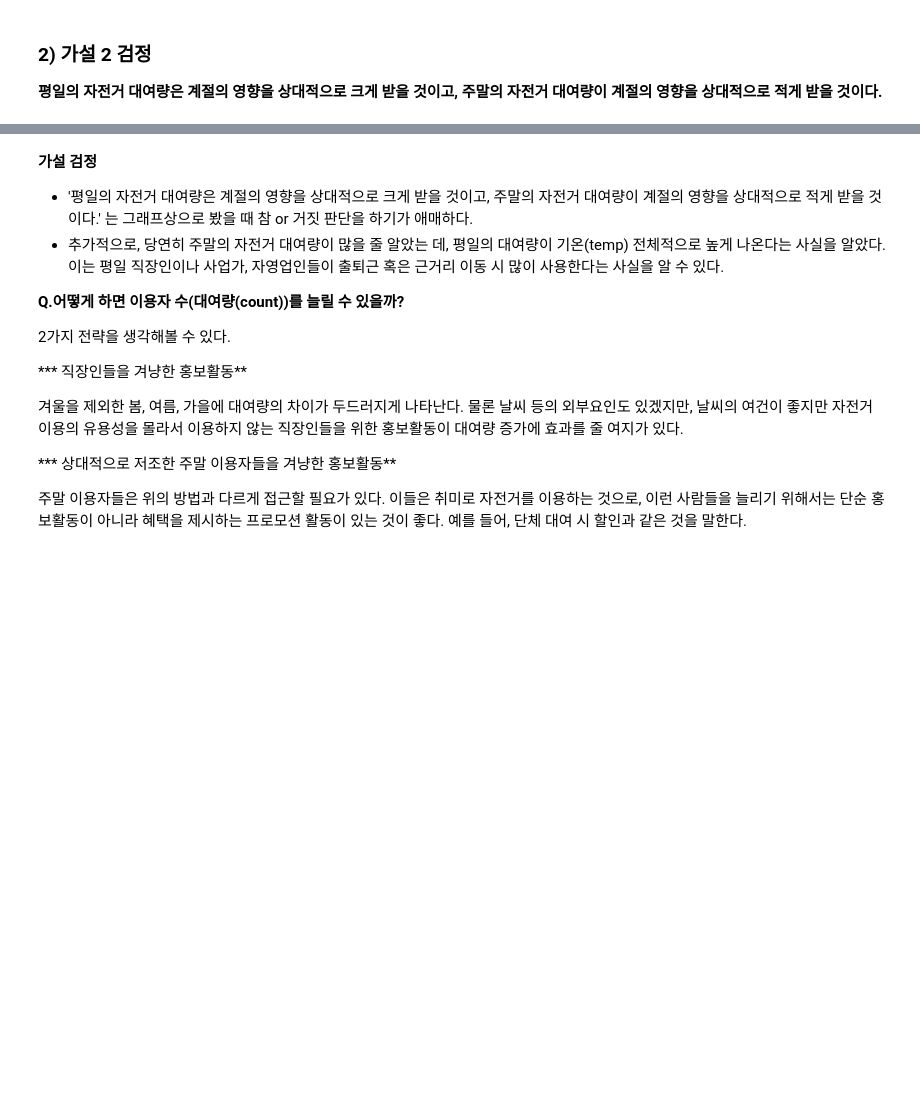
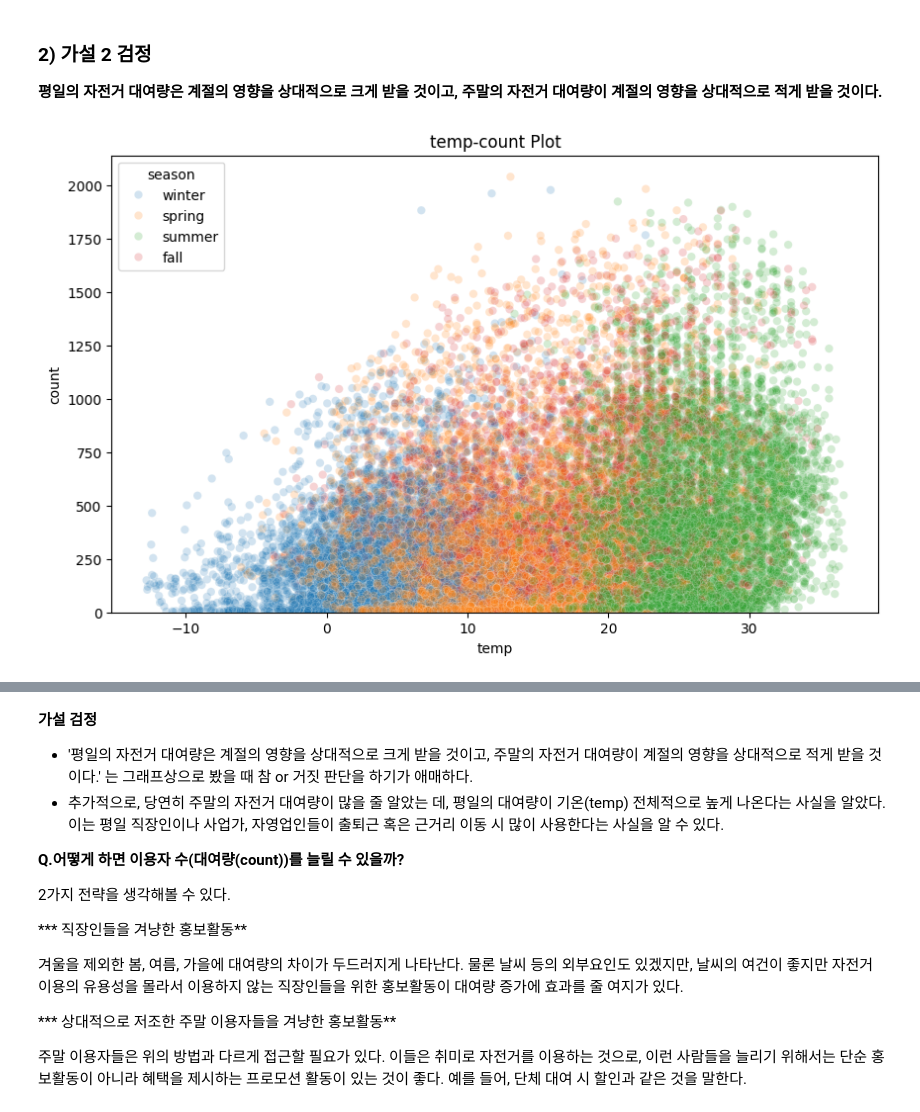
Before and after one commit to SonJoon/SonJoon_git, a Jupyter notebook: 01. 개인 프로젝트/01. 자전거 대여량을 어떻게 높일 수 있을까/01 자전거 대여량을 어떻게 높일 수 있을까_.ipynb, the cells around one changed output, grey strips where cells are left out. Cells and saved outputs as stored; diff of their text form; code cells hidden in the pictures; blank space fills up the shorter version.

```diff
--- a/01. 개인 프로젝트/01. 자전거 대여량을 어떻게 높일 수 있을까/01 자전거 대여량을 어떻게 높일 수 있을까_.ipynb
+++ b/01. 개인 프로젝트/01. 자전거 대여량을 어떻게 높일 수 있을까/01 자전거 대여량을 어떻게 높일 수 있을까_.ipynb
@@ -672,0 +647,8 @@ fig.show(renderer="svg")
+# %%
+plt.figure(figsize=(10, 6))
+sns.scatterplot(data=bike_df_workingday, x="temp", y="count", hue="season", alpha=0.2)
+plt.title('temp-count Plot')
+plt.ylim(0, bike_df_workingday['count'].max() + 100)
+plt.show()
+# %% [output]
+[figure, added]
```
Also changed, not shown: parts of 14 cells of this notebook, 1 other file.
